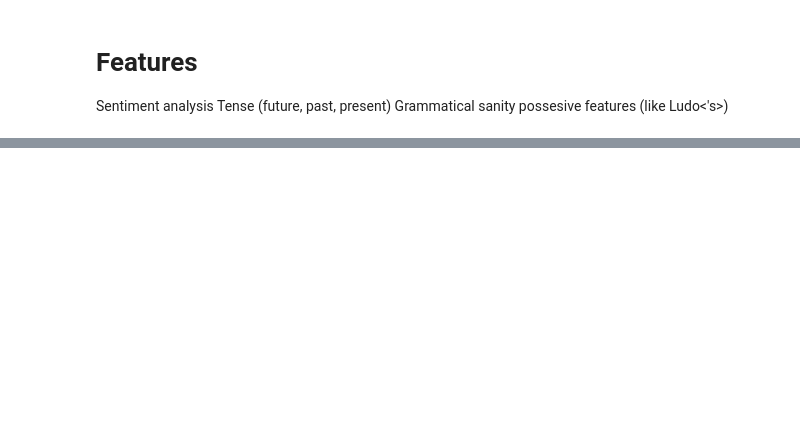
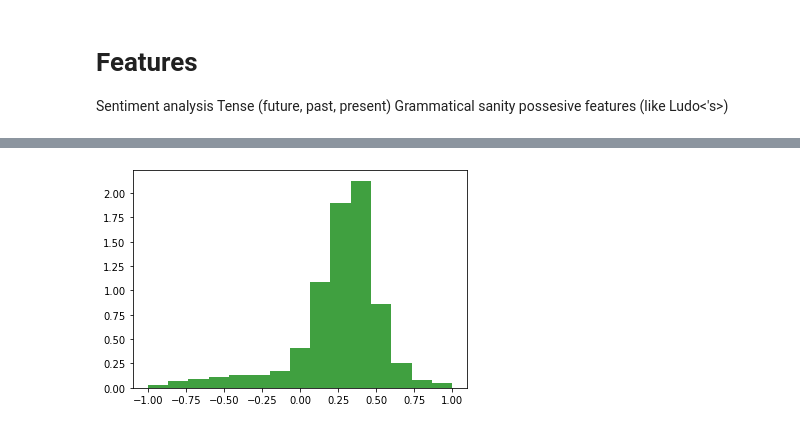
Before and after one commit to ludomitch/rosetta, a Jupyter notebook: Sandbox.ipynb, the cells around one changed output, grey strips where cells are left out. Cells and saved outputs as stored; diff of their text form; code cells hidden in the pictures; blank space fills up the shorter version.

```diff
--- a/Sandbox.ipynb
+++ b/Sandbox.ipynb
@@ -254,0 +383,25 @@ https://stackoverflow.com/questions/40684543/how-to-make-python-use-ca-certifica
+# %%
+from sklearn.preprocessing import MinMaxScaler, StandardScaler
+devsc= np.load("saved_features/dev_scores.npy", allow_pickle=True).reshape(-1,1)
+trainsc = np.load("saved_features/train_scores.npy", allow_pickle=True).reshape(-1,1)
+# devsc=trainsc
+ss = MinMaxScaler((-1,1))
+# ss = StandardScaler()
+
+# trainsc[trainsc>-2].reshape(-1,1)
+train_filtered = trainsc[(trainsc<1.6)&(trainsc>-2.5)].reshape(-1,1)
+ss.fit(train_filtered)
+scaled_train = ss.transform(train_filtered)
+
+n, bins, patches = plt.hist(scaled_train, 15, density=True,range=(-1, 1), facecolor='g', alpha=0.75)
+
+prob_dist = np.ones(len(n))-n*0.45
+prob_dist = prob_dist/sum(prob_dist)
+# plt.plot()
+# plt.ylim(0,0.15)
+plt.show()
+# plt.savefig('scaled_train.eps')
+
+# plt.show()
+# %% [output]
+[figure, added]
```
Also changed, not shown: parts of 29 cells of this notebook, 1 other file.
